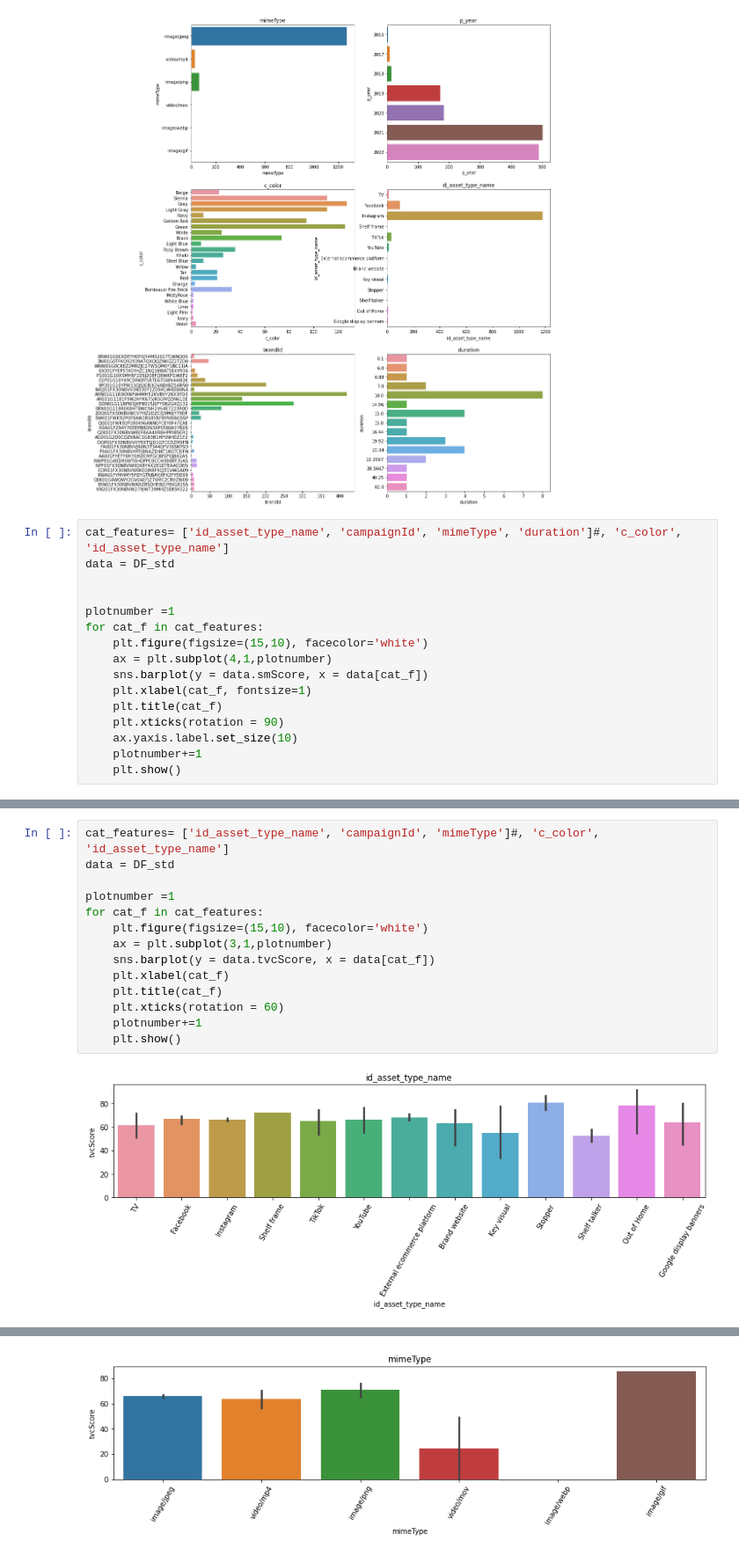
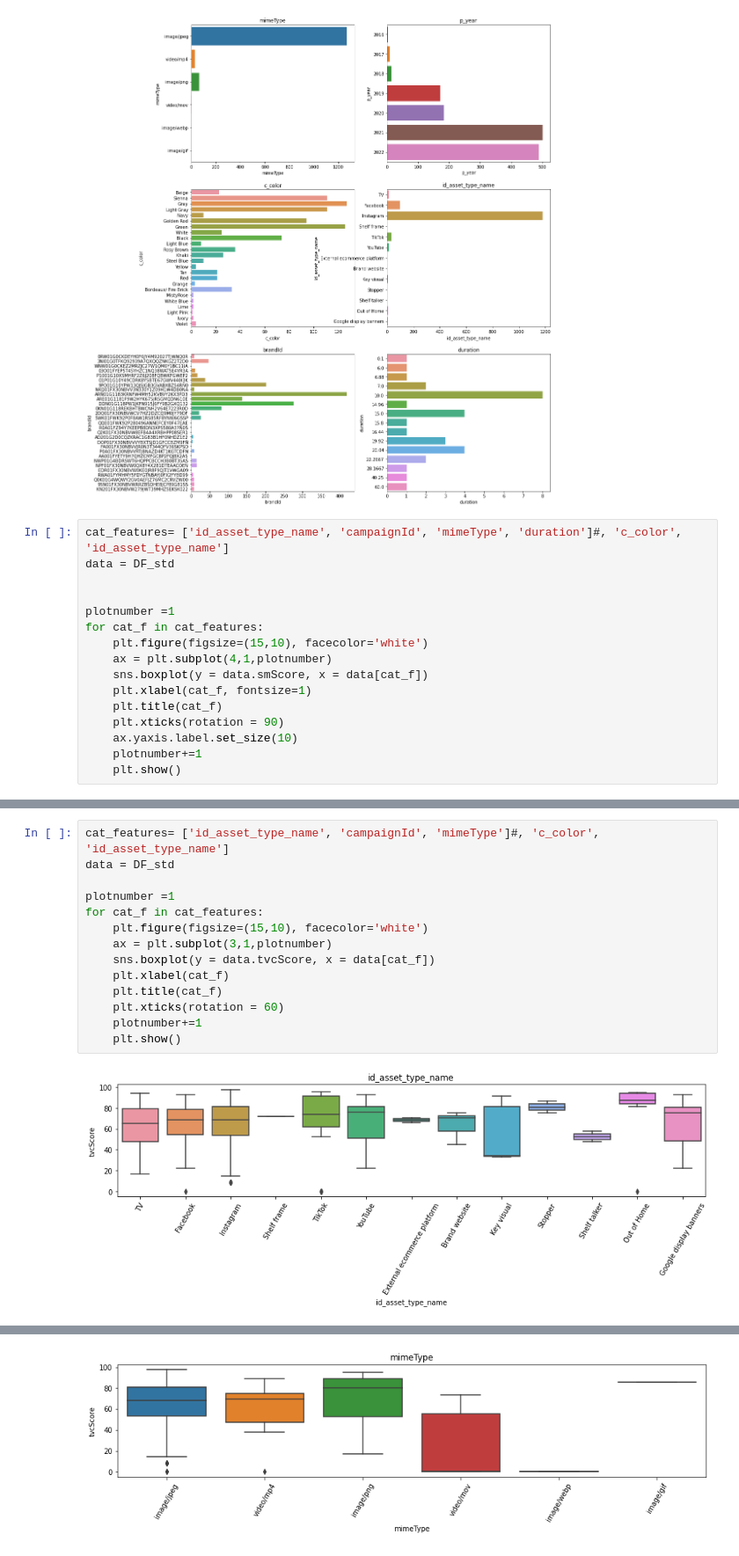
Before and after one commit to CesarSun/Recruitment-Data-Analyst-Jr-Master, a Jupyter notebook: Recruitment Data Analyst Jr Master/Recruitment.ipynb, the cells around one changed output, grey strips where cells are left out. Shown at 88% size. Saved outputs shown, nothing was run; the diff lists cells and outputs as text.

```diff
--- a/Recruitment Data Analyst Jr Master/Recruitment.ipynb
+++ b/Recruitment Data Analyst Jr Master/Recruitment.ipynb
@@ -327,7 +294,7 @@ plotnumber =1
 for cat_f in cat_features:
     plt.figure(figsize=(15,10), facecolor='white')
     ax = plt.subplot(4,1,plotnumber)
-    sns.barplot(y = data.smScore, x = data[cat_f])
+    sns.boxplot(y = data.smScore, x = data[cat_f])
     plt.xlabel(cat_f, fontsize=1)
     plt.title(cat_f)
     plt.xticks(rotation = 90)
@@ -342,16 +309,16 @@ for cat_f in cat_features:
 # %%
 cat_features= ['id_asset_type_name', 'campaignId', 'mimeType']#, 'c_color', 'id_asset_type_name']
 data = DF_std
 
 plotnumber =1
 for cat_f in cat_features:
     plt.figure(figsize=(15,10), facecolor='white')
     ax = plt.subplot(3,1,plotnumber)
-    sns.barplot(y = data.tvcScore, x = data[cat_f])
+    sns.boxplot(y = data.tvcScore, x = data[cat_f])
     plt.xlabel(cat_f)
     plt.title(cat_f)
     plt.xticks(rotation = 60)
     plotnumber+=1
     plt.show()
 # %% [output]
-[figure, old version]
+[figure, new version]
@@ -359,4 +326,4 @@ for cat_f in cat_features:
-[figure, old version]
+[figure, new version]
 # %%
 #sns.scatterplot(y = df.smScore.value_counts(), x = df.smScore.value_counts().index)
 num_features= ['oohScore', 'smScore', 'tvcScore', 'duration', 'widthPx', 'heightPx']#, 'c_color', 'id_asset_type_name']
```
Also changed, not shown: parts of 9 cells of this notebook.
